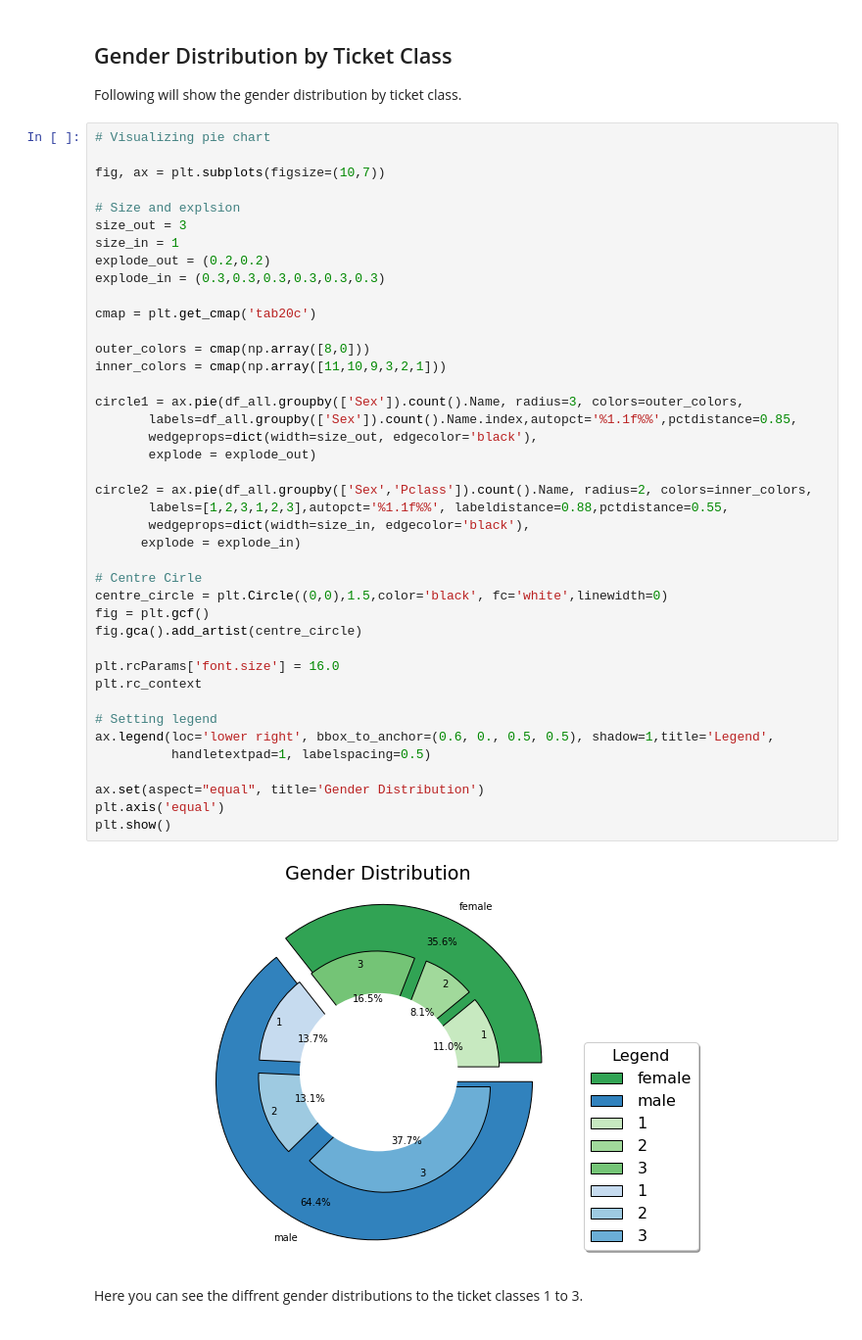
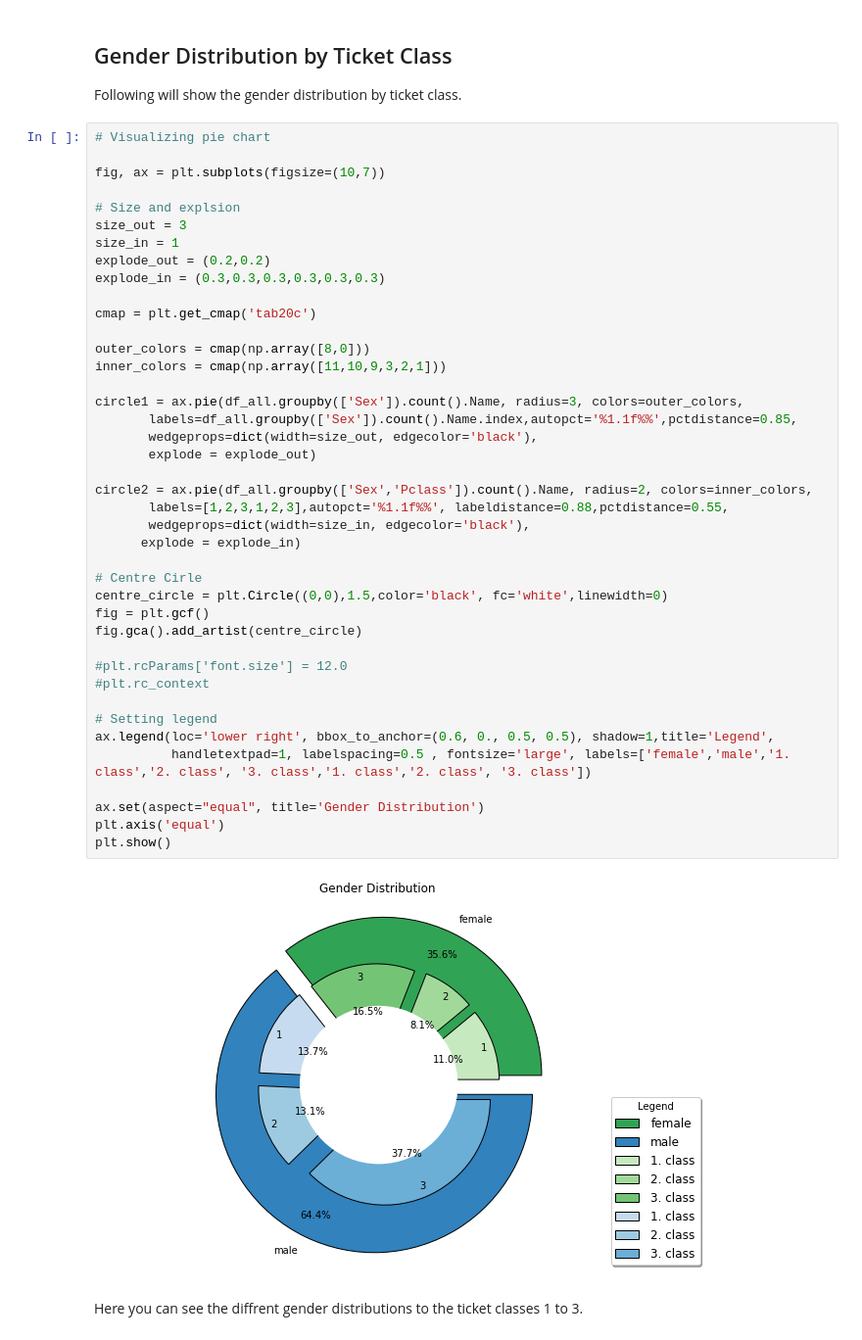
Before and after one commit to IIIskiplikIII/my-titanic-try, a Jupyter notebook: my-titanic-try.ipynb, the cells around one changed output. Shown at 98% size. Drawn from its saved outputs; the diff is of its cells as text.

```diff
--- a/my-titanic-try.ipynb
+++ b/my-titanic-try.ipynb
@@ -225,37 +225,37 @@ explode_out = (0.2,0.2)
 explode_in = (0.3,0.3,0.3,0.3,0.3,0.3)
 
 cmap = plt.get_cmap('tab20c')
 
 outer_colors = cmap(np.array([8,0]))
 inner_colors = cmap(np.array([11,10,9,3,2,1]))
 
 circle1 = ax.pie(df_all.groupby(['Sex']).count().Name, radius=3, colors=outer_colors,
        labels=df_all.groupby(['Sex']).count().Name.index,autopct='%1.1f%%',pctdistance=0.85,
        wedgeprops=dict(width=size_out, edgecolor='black'),
        explode = explode_out)
 
 circle2 = ax.pie(df_all.groupby(['Sex','Pclass']).count().Name, radius=2, colors=inner_colors,
        labels=[1,2,3,1,2,3],autopct='%1.1f%%', labeldistance=0.88,pctdistance=0.55,
        wedgeprops=dict(width=size_in, edgecolor='black'),
       explode = explode_in)
 
 # Centre Cirle
 centre_circle = plt.Circle((0,0),1.5,color='black', fc='white',linewidth=0)
 fig = plt.gcf()
 fig.gca().add_artist(centre_circle)
 
-plt.rcParams['font.size'] = 16.0
-plt.rc_context
+#plt.rcParams['font.size'] = 12.0
+#plt.rc_context
 
 # Setting legend
 ax.legend(loc='lower right', bbox_to_anchor=(0.6, 0., 0.5, 0.5), shadow=1,title='Legend',
-          handletextpad=1, labelspacing=0.5)
+          handletextpad=1, labelspacing=0.5 , fontsize='large', labels=['female','male','1. class','2. class', '3. class','1. class','2. class', '3. class'])
 
 ax.set(aspect="equal", title='Gender Distribution')
 plt.axis('equal')
 plt.show()
 # %% [output]
-[figure, old version]
+[figure, new version]
 # %% [markdown]
 Here you can see the diffrent gender distributions to the ticket classes 1 to 3.
 # %% [markdown]
```
Also changed, not shown: parts of 20 cells of this notebook.
